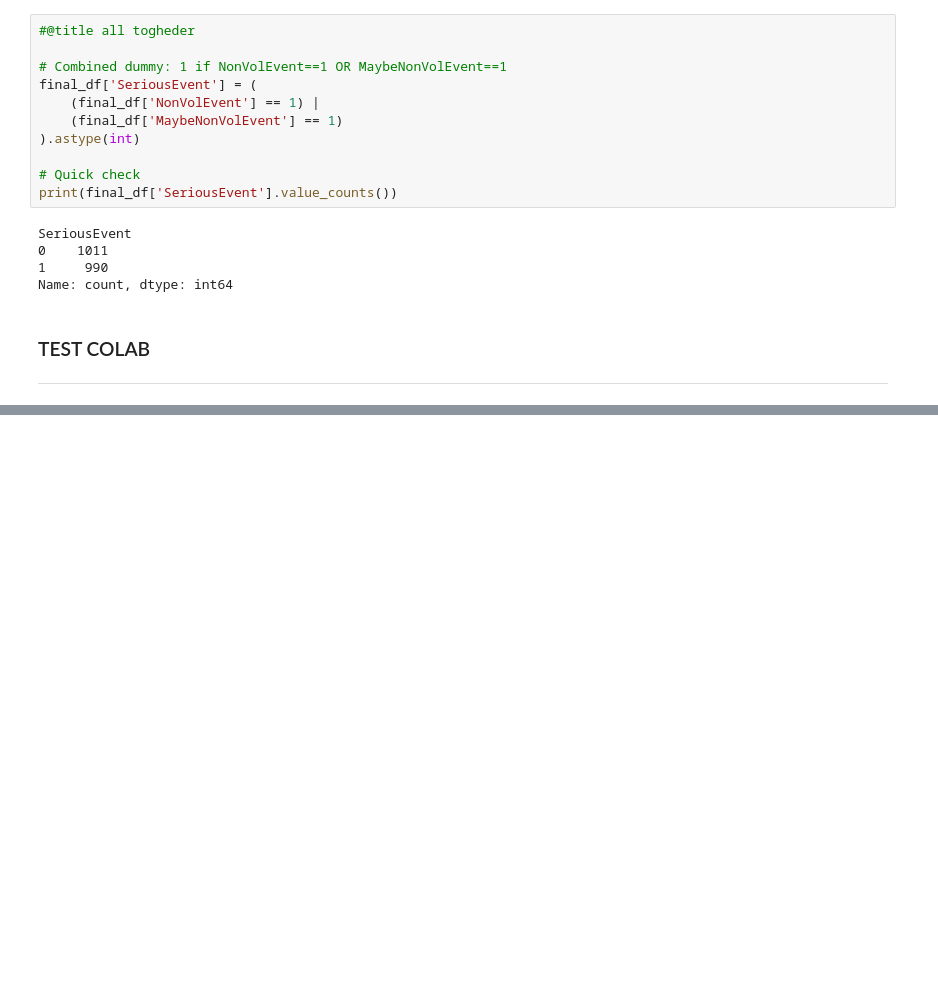
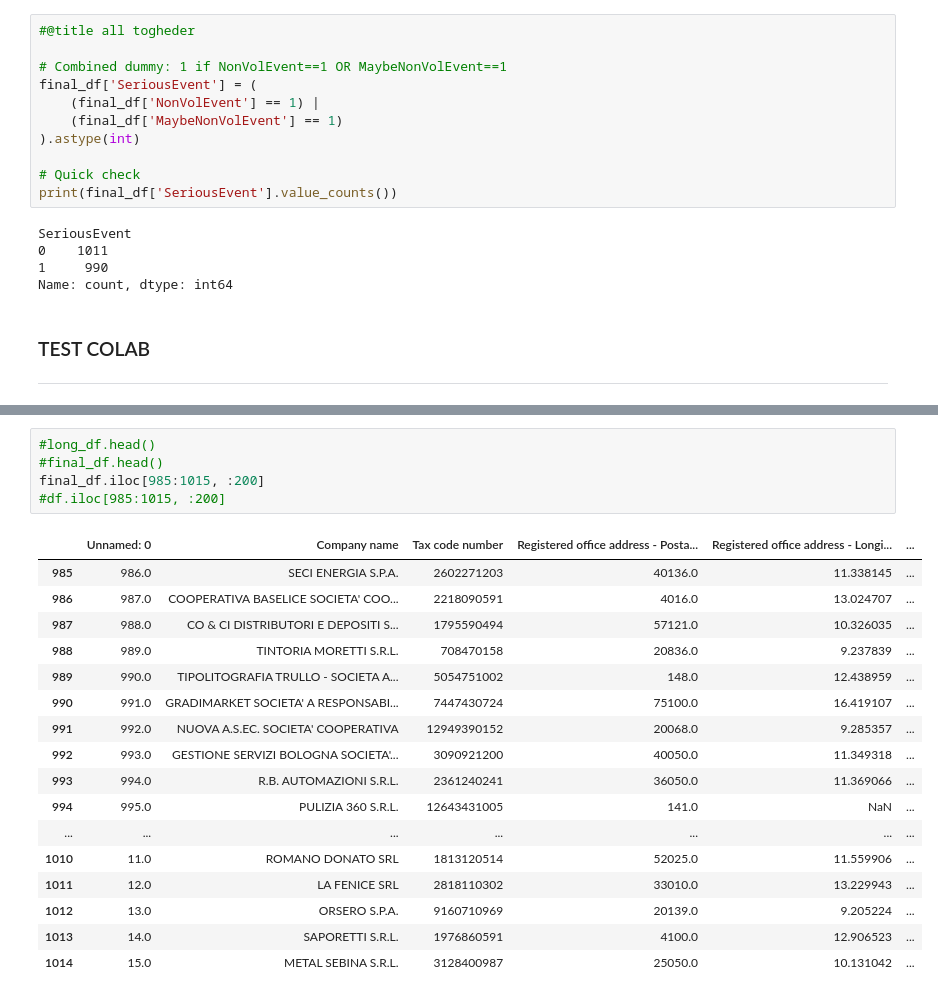
Before and after one commit to AntikGhalt/predicting_bankruptcy_AIDA, a Jupyter notebook: AIDA_2_TEST2.ipynb, the cells around one changed output, grey strips where cells are left out. Drawn from its saved outputs; the diff is of its cells as text; blank space fills up the shorter version.

```diff
--- a/AIDA_2_TEST2.ipynb
+++ b/AIDA_2_TEST2.ipynb
@@ -788,0 +934,23 @@ display(long_df.head())
+# %%
+#long_df.head()
+#final_df.head()
+final_df.iloc[985:1015, :200]
+#df.iloc[985:1015, :200]
+# %% [output]
+|  | Unnamed: 0 | Company name | Tax code number | Registered office address - Posta... | Registered office address - Longi... | ... |
+| 985 | 986.0 | SECI ENERGIA S.P.A. | 2602271203 | 40136.0 | 11.338145 | ... |
+| 986 | 987.0 | COOPERATIVA BASELICE SOCIETA' COO... | 2218090591 | 4016.0 | 13.024707 | ... |
+| 987 | 988.0 | CO & CI DISTRIBUTORI E DEPOSITI S... | 1795590494 | 57121.0 | 10.326035 | ... |
+| 988 | 989.0 | TINTORIA MORETTI S.R.L. | 708470158 | 20836.0 | 9.237839 | ... |
+| 989 | 990.0 | TIPOLITOGRAFIA TRULLO - SOCIETA A... | 5054751002 | 148.0 | 12.438959 | ... |
+| 990 | 991.0 | GRADIMARKET SOCIETA' A RESPONSABI... | 7447430724 | 75100.0 | 16.419107 | ... |
+| 991 | 992.0 | NUOVA A.S.EC. SOCIETA' COOPERATIVA | 12949390152 | 20068.0 | 9.285357 | ... |
+| 992 | 993.0 | GESTIONE SERVIZI BOLOGNA SOCIETA'... | 3090921200 | 40050.0 | 11.349318 | ... |
+| 993 | 994.0 | R.B. AUTOMAZIONI S.R.L. | 2361240241 | 36050.0 | 11.369066 | ... |
+| 994 | 995.0 | PULIZIA 360 S.R.L. | 12643431005 | 141.0 | NaN | ... |
+| ... | ... | ... | ... | ... | ... | ... |
+| 1010 | 11.0 | ROMANO DONATO SRL | 1813120514 | 52025.0 | 11.559906 | ... |
+| 1011 | 12.0 | LA FENICE SRL | 2818110302 | 33010.0 | 13.229943 | ... |
+| 1012 | 13.0 | ORSERO S.P.A. | 9160710969 | 20139.0 | 9.205224 | ... |
+| 1013 | 14.0 | SAPORETTI S.R.L. | 1976860591 | 4100.0 | 12.906523 | ... |
+| 1014 | 15.0 | METAL SEBINA S.R.L. | 3128400987 | 25050.0 | 10.131042 | ... |
```
Also changed, not shown: parts of 5 cells of this notebook.
